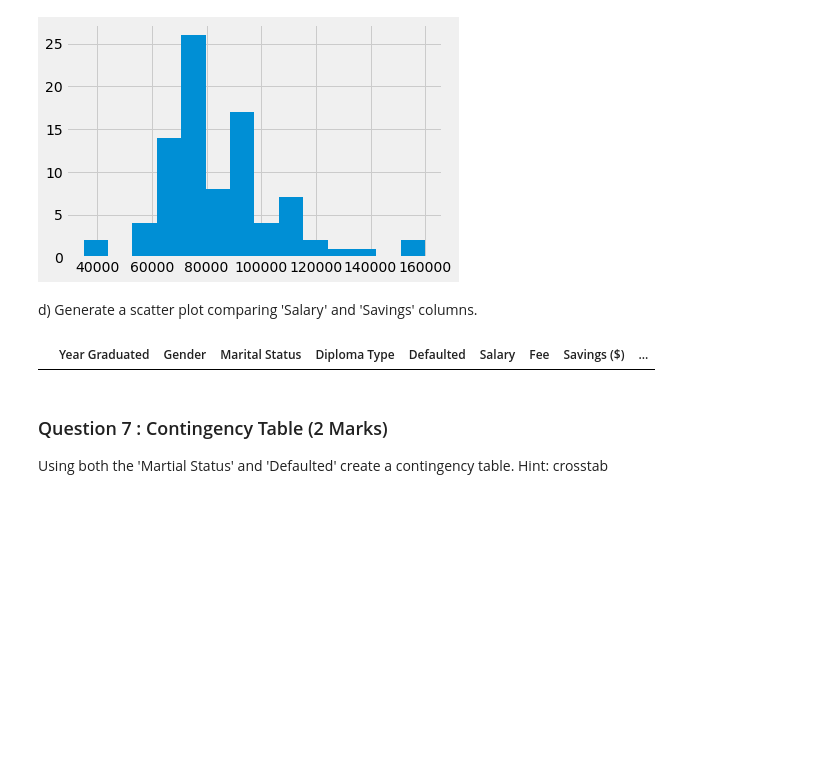
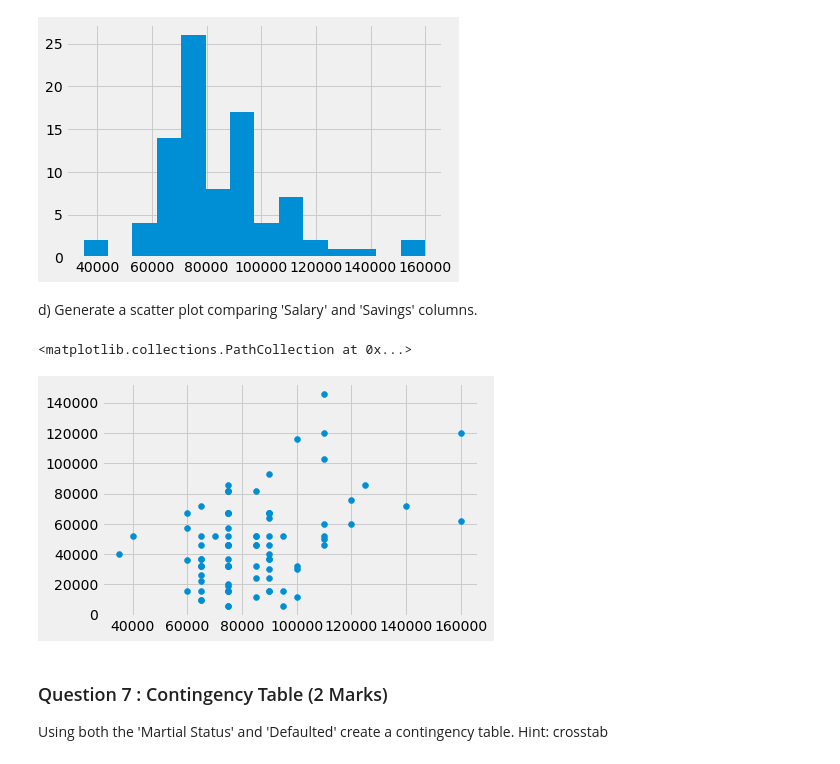
Before and after one commit to gathungugabriel/ADS-Assignment-1, a Jupyter notebook: Pandas Assignment.ipynb, the cells around one changed output. Saved outputs shown, nothing was run; the diff lists cells and outputs as text; code cells hidden in the pictures; blank space fills up the shorter version.

```diff
--- a/Pandas Assignment.ipynb
+++ b/Pandas Assignment.ipynb
@@ -256,5 +256,6 @@ plt.show()
 b) Now create a box plot comparison between 'Savings' and 'Salary' columns
 # %%
 #b) (1)
-comp_df=alumni[['Savings','Salary']].boxplot()
+comp_df=alumni[['Savings','Salary']]
+comp_df.boxplot()
 # %% [output]
@@ -272,8 +274,10 @@ dist_df.hist(bins=14)
 d) Generate a scatter plot comparing 'Salary' and 'Savings' columns.
 # %%
 #d) (1)
+plt.scatter((comp_df['Salary']),(comp_df['Savings']))
 # %% [output]
-|  | Year Graduated | Gender | Marital Status | Diploma Type | Defaulted | Salary | Fee | Savings ($) | ... |
+<matplotlib.collections.PathCollection at 0x...>
+[figure, added]
 # %% [markdown]
 ### Question 7 :  Contingency Table (2 Marks)
 
```
Also changed, not shown: parts of 1 cell of this notebook.
